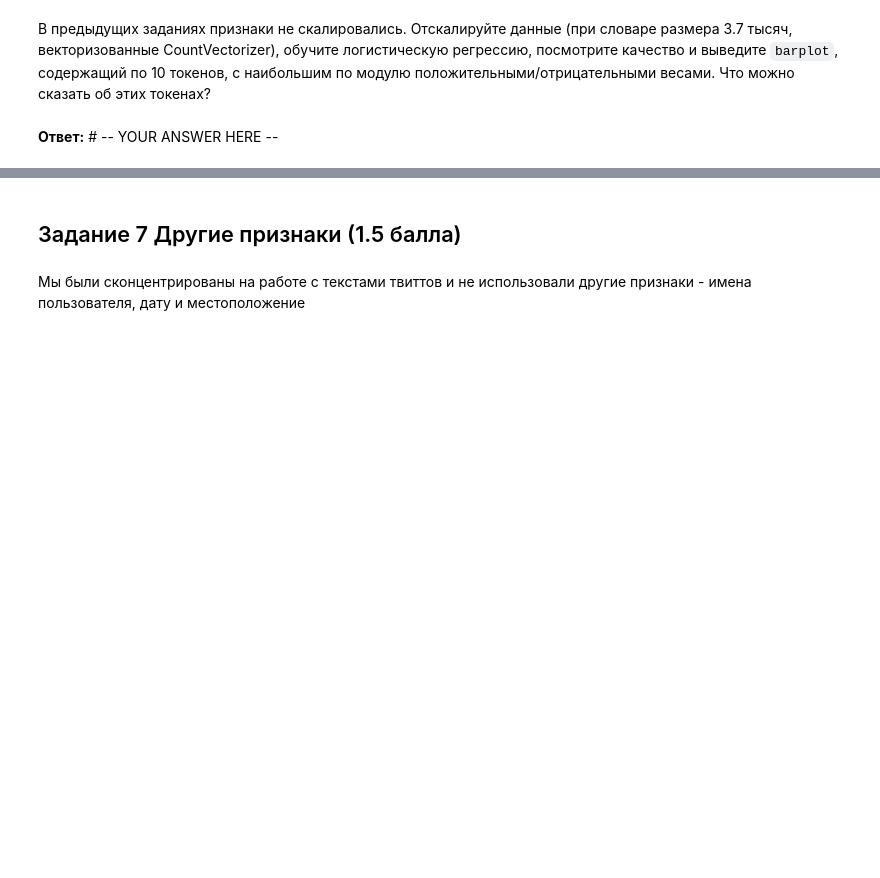
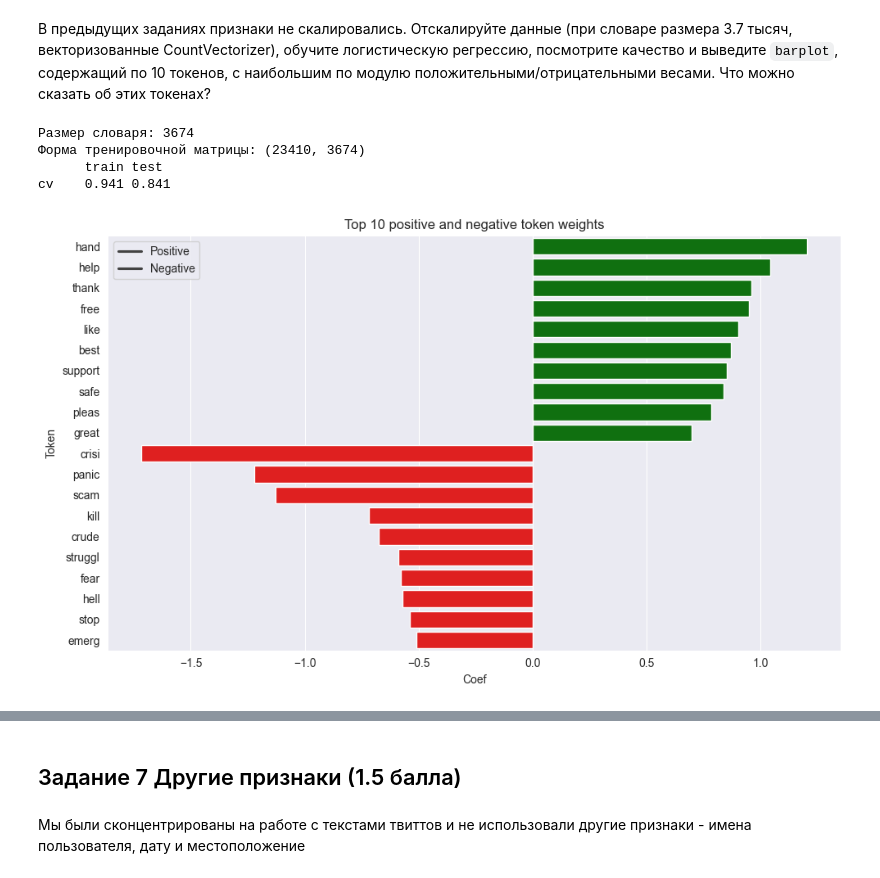
Before and after one commit to FreeCadelca/IAD_ML_HW1, a Jupyter notebook: hw-06-KuleshovDmitriy.ipynb, the cells around one changed output, grey strips where cells are left out. Cells and saved outputs as stored; diff of their text form; code cells hidden in the pictures; blank space fills up the shorter version.

```diff
--- a/hw-06-KuleshovDmitriy.ipynb
+++ b/hw-06-KuleshovDmitriy.ipynb
@@ -719,10 +742,6 @@ print(len(cv_df.vocabulary_))
 # %% [markdown]
 Подберите min_df (используйте дефолтное значение max_df) в CountVectorizer таким образом, чтобы размер словаря был 3700 токенов (при использовании токенайзера со стеммингом), а качество осталось таким же, как и было. Что можно сказать о результатах?
 # %%
-cv_df = CountVectorizer(tokenizer=custom_stem_tokenizer,
-                        min_df=  # -- YOUR CODE HERE --
-                        ).fit(
-    # -- YOUR CODE HERE --
-)
+cv_df = CountVectorizer(tokenizer=custom_stem_tokenizer, min_df=11).fit(train["OriginalTweet"].array.tolist())
 print(len(cv_df.vocabulary_))
 # %% [output]
@@ -733,0 +749,16 @@ print(len(cv_df.vocabulary_))
+# %%
+train_corpus = train["OriginalTweet"].array.tolist()
+test_corpus = test["OriginalTweet"].array.tolist()
+
+logreg_cv = LogisticRegression()
+X_cv = cv_df.transform(train_corpus)
+logreg_cv.fit(X_cv, y_train)
+
+y_test_pred_cv = logreg_cv.predict(cv_df.transform(test_corpus))
+acc_test_cv = accuracy_score(y_test, y_test_pred_cv)
+
+y_train_pred_cv = logreg_cv.predict(cv_df.transform(corpus))
+acc_train_cv = accuracy_score(y_train, y_train_pred_cv)
+
+print(f"      train test")
+print(f"cv    {round(acc_train_cv, 3)} {round(acc_test_cv, 3)}")
@@ -739,2 +772,56 @@ from sklearn.preprocessing import StandardScaler
-# %% [markdown]
-**Ответ:** # -- YOUR ANSWER HERE --
+# %%
+from sklearn.preprocessing import StandardScaler
+
+cv_df = CountVectorizer(tokenizer=custom_stem_tokenizer, min_df=11).fit(train["OriginalTweet"].array.tolist())
+train_corpus = train["OriginalTweet"].array.tolist()
+test_corpus = test["OriginalTweet"].array.tolist()
+
+X_cv_train = cv_df.transform(train_corpus)
+X_cv_test = cv_df.transform(test_corpus)
+
+print("Размер словаря:", len(cv_df.vocabulary_))
+print("Форма тренировочной матрицы:", X_cv_train.shape)
+
+scaler = StandardScaler(with_mean=False)  # иначе ошибка вылезает
+X_cv_train_scaled = scaler.fit_transform(X_cv_train)
+X_cv_test_scaled = scaler.transform(X_cv_test)
+
+logreg_cv = LogisticRegression(max_iter=1000)
+logreg_cv.fit(X_cv_train_scaled, y_train)
+
+y_train_pred_cv = logreg_cv.predict(X_cv_train_scaled)
+acc_train_cv = accuracy_score(y_train, y_train_pred_cv)
+
+y_test_pred_cv = logreg_cv.predict(X_cv_test_scaled)
+acc_test_cv = accuracy_score(y_test, y_test_pred_cv)
+
+print(f"      train test")
+print(f"cv    {round(acc_train_cv, 3)} {round(acc_test_cv, 3)}")
+# %% [output]
+Размер словаря: 3674
+Форма тренировочной матрицы: (23410, 3674)
+      train test
+cv    0.941 0.841
+# %%
+feature_names = cv_df.get_feature_names_out()
+coefs = logreg_cv.coef_[0]
+
+top_positive_idx = np.argsort(coefs)[-10:]
+top_negative_idx = np.argsort(coefs)[:10]
+
+top_positive_tokens = [(feature_names[i], coefs[i]) for i in top_positive_idx][::-1]
+top_negative_tokens = [(feature_names[i], coefs[i]) for i in top_negative_idx]
+
+top_tokens = top_positive_tokens + top_negative_tokens
+tokens, weights = zip(*top_tokens)
+
+plt.figure(figsize=(10, 6))
+sns.barplot(x=weights, y=tokens, hue=[1]*10 + [0]*10, palette={1: "green", 0: "red"})
+plt.title("Top 10 positive and negative token weights")
+plt.xlabel("Coef")
+plt.ylabel("Token")
+plt.legend(["Positive", "Negative"], loc="best")
+plt.tight_layout()
+plt.show()
+# %% [output]
+[figure, added]
```
Also changed, not shown: parts of 18 cells of this notebook.
